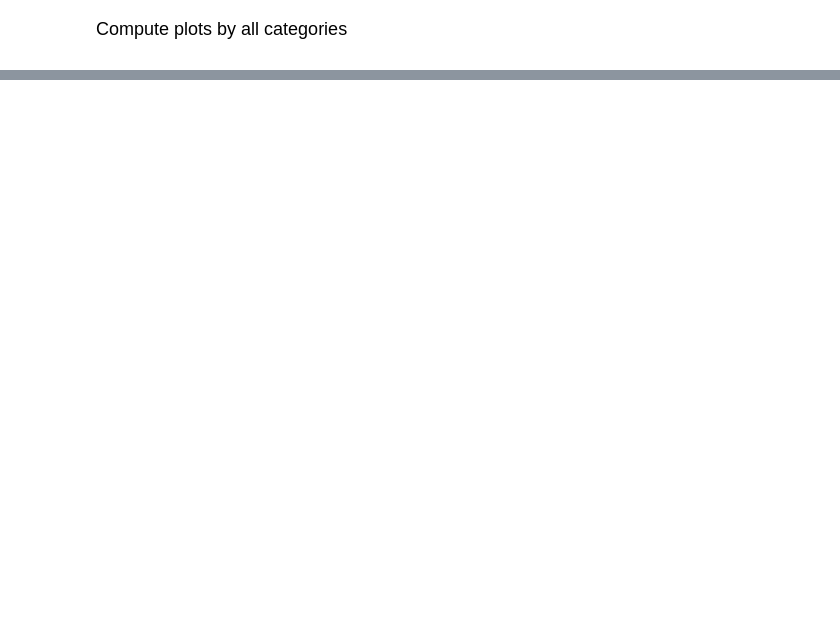
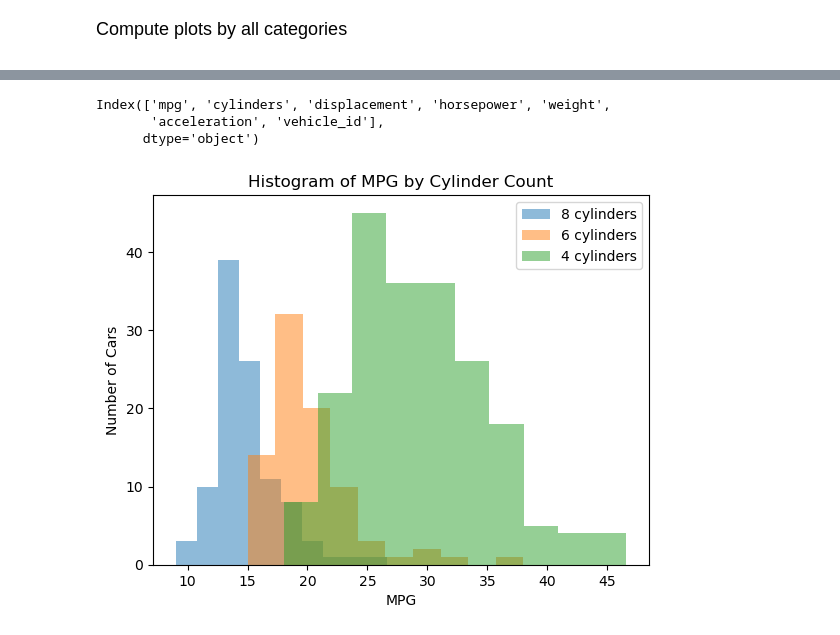
Before and after one commit to samyao014/datasci151fall2026, a Jupyter notebook: lecture_08_pandas/Lecture08_Copy.ipynb, the cells around one changed output, grey strips where cells are left out. Drawn from its saved outputs; the diff is of its cells as text; code cells hidden in the pictures; blank space fills up the shorter version.

````diff
--- a/lecture_08_pandas/Lecture08_Copy.ipynb
+++ b/lecture_08_pandas/Lecture08_Copy.ipynb
@@ -1036,3 +1210,21 @@
 ```
 # %%
 # your code here
+print(carfeatures.columns)
+df_8 = carfeatures.query("cylinders == 8")
+df_6 = carfeatures.query("cylinders == 6")
+df_4 = carfeatures.query("cylinders == 4")
+
+plt.hist(x = df_8["mpg"], alpha = 0.5)
+plt.hist(x = df_6["mpg"], alpha = 0.5)
+plt.hist(x = df_4["mpg"], alpha = 0.5)
+plt.legend(labels = ["8 cylinders", "6 cylinders", "4 cylinders"])
+plt.xlabel("MPG")
+plt.ylabel("Number of Cars")
+plt.title("Histogram of MPG by Cylinder Count")
+plt.show()
+# %% [output]
+Index(['mpg', 'cylinders', 'displacement', 'horsepower', 'weight',
+       'acceleration', 'vehicle_id'],
+      dtype='object')
+[figure, added]
````
Also changed, not shown: parts of 17 cells of this notebook.
